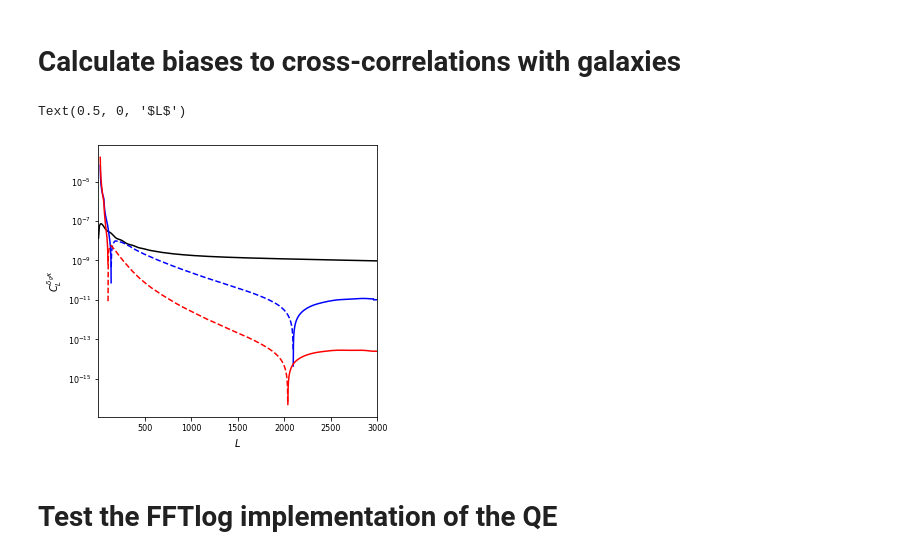
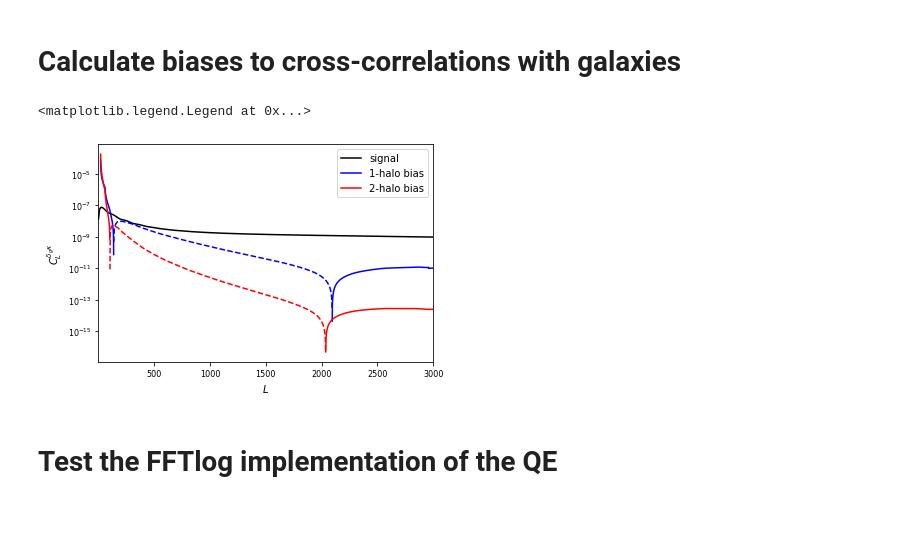
Before and after one commit to abaleato/CosmoBLENDER, a Jupyter notebook: example_pipeline.ipynb, the cells around one changed output. Cells and saved outputs as stored; diff of their text form; code cells hidden in the pictures; blank space fills up the shorter version.

Commit message:
added legend to lensing x galaxies demo plot

```diff
--- a/example_pipeline.ipynb
+++ b/example_pipeline.ipynb
@@ -387,24 +382,26 @@ pgm_2h = hm_calc.hcos.get_power_2halo("nfw", survey_name)
 Pgm = pgm_1h + pgm_2h
 ells = np.linspace(2, 3000, 300)
 Cls = hm_calc.hcos.C_kg(ells, hm_calc.hcos.zs, hm_calc.hcos.ks, Pgm, gzs=0.8, lzs=1100.)
-plt.plot(ells, 0.05 * Cls, 'k')
-
-plt.plot(experiment.biases['ells'], scaling * cross_w_gals_1h_pos, color='b')
-plt.plot(experiment.biases['ells'], scaling * cross_w_gals_1h_neg, color='b', ls='--')
-
-plt.plot(experiment.biases['ells'], scaling * cross_w_gals_2h_pos, color='r')
-plt.plot(experiment.biases['ells'], scaling * cross_w_gals_2h_neg, color='r', ls='--')
-
-plt.yscale('log')
-plt.xlim([2, 3000])
-ax = plt.gca()
-ax.tick_params(axis='both', which='major', labelsize=8)
-ax.tick_params(axis='both', which='minor', labelsize=8)
-plt.ylabel(r'$C_{L}^{\delta_{g}\kappa}$')
-plt.xlabel(r'$L$')
-# %% [output]
-Text(0.5, 0, '$L$')
-[figure, removed]
+# %%
+plt.plot(ells, 0.05 * Cls, 'k', label='signal')
+
+plt.plot(experiment.biases['ells'], scaling * cross_w_gals_1h_pos, color='b', label='1-halo bias')
+plt.plot(experiment.biases['ells'], scaling * cross_w_gals_1h_neg, color='b', ls='--')
+
+plt.plot(experiment.biases['ells'], scaling * cross_w_gals_2h_pos, color='r', label='2-halo bias')
+plt.plot(experiment.biases['ells'], scaling * cross_w_gals_2h_neg, color='r', ls='--')
+
+plt.yscale('log')
+plt.xlim([2, 3000])
+ax = plt.gca()
+ax.tick_params(axis='both', which='major', labelsize=8)
+ax.tick_params(axis='both', which='minor', labelsize=8)
+plt.ylabel(r'$C_{L}^{\delta_{g}\kappa}$')
+plt.xlabel(r'$L$')
+plt.legend()
+# %% [output]
+<matplotlib.legend.Legend at 0x...>
+[figure, added]
 # %% [markdown]
 # Test the FFTlog implementation of the QE
 # %% [markdown]
```
Also changed, not shown: parts of 4 cells of this notebook.
